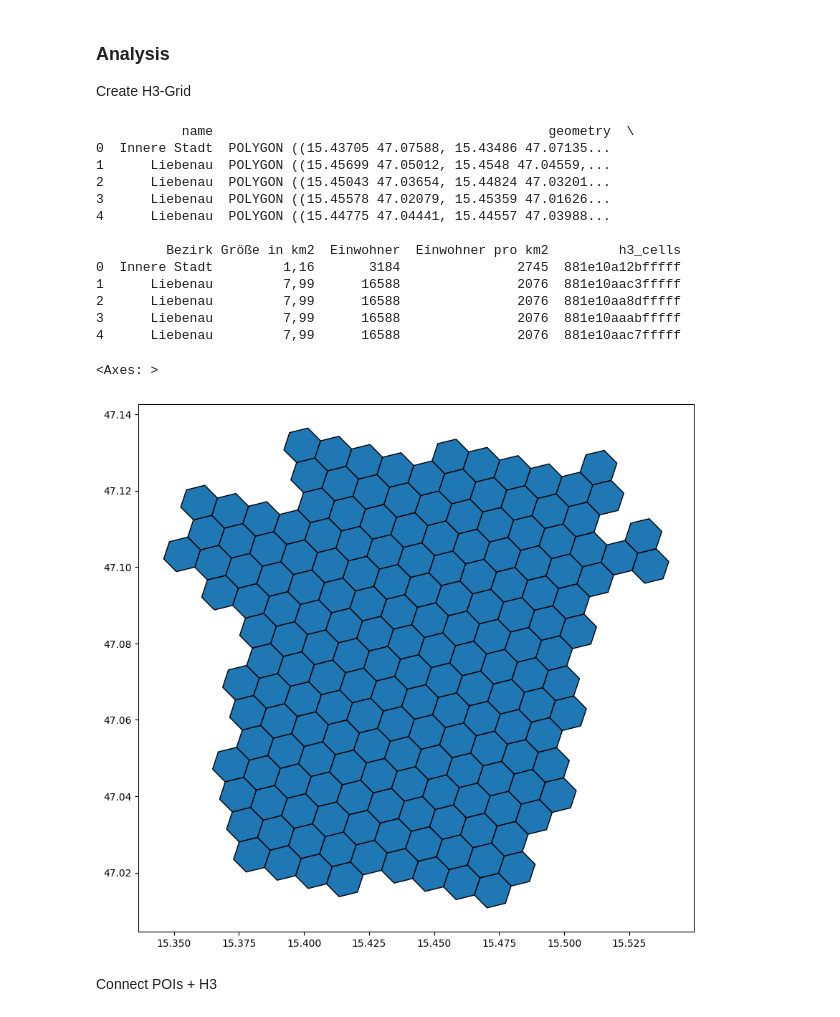
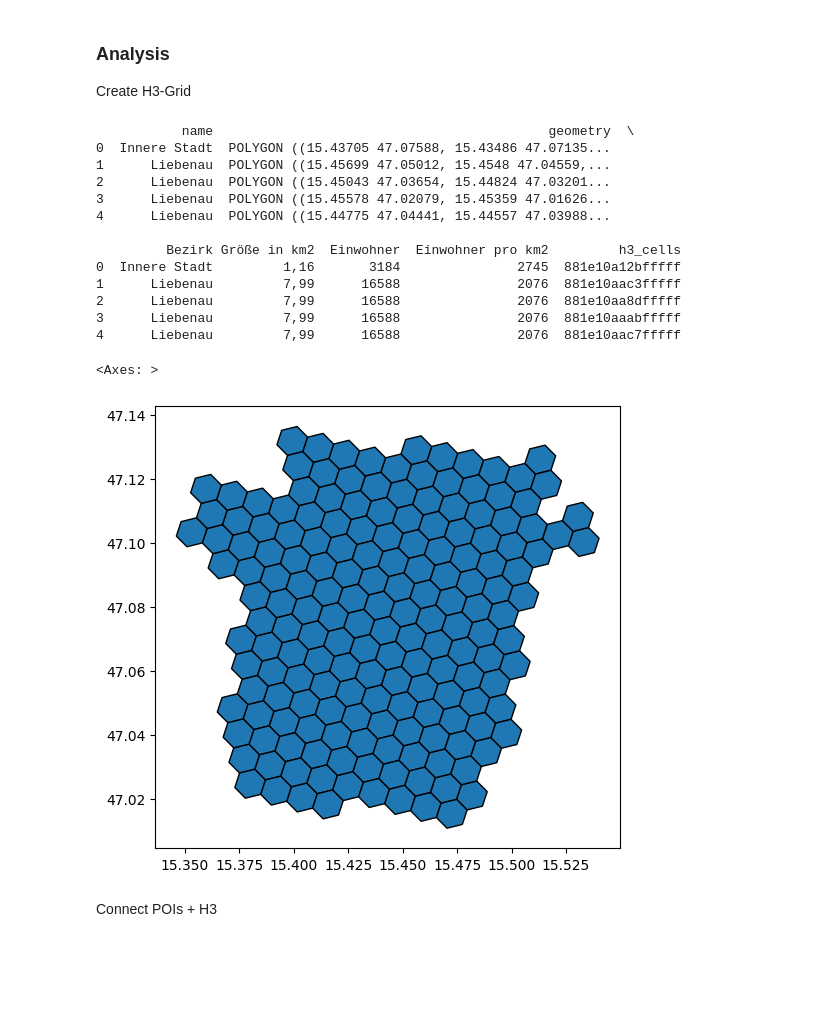
Before and after one commit to bernadettesophia/GAT2_group1_midterm_project, a Jupyter notebook: code_midterm_group1_walkability_graz.ipynb, the cells around one changed output. Saved outputs shown, nothing was run; the diff lists cells and outputs as text; code cells hidden in the pictures; blank space fills up the shorter version.

```diff
--- a/code_midterm_group1_walkability_graz.ipynb
+++ b/code_midterm_group1_walkability_graz.ipynb
@@ -394,7 +395,6 @@ def polygon_to_h3(polygon: Polygon, resolution=H3_RESOLUTION):
     interiors = [[(lat, lon) for lon, lat in interior.coords] for interior in polygon.interiors]
 
     # create H3 LatLng polygon
-
     shape = h3.LatLngPoly(exterior, interiors)
 
     # get all H3 hexagons covering the polygon
@@ -410,35 +410,35 @@ gdf_hex = gdf_districts_pop.explode("h3_cells").reset_index(drop=True)
 # convert H3 cells to shapely polygons (v4.x API)
 gdf_hex["geometry"] = gdf_hex["h3_cells"].apply(
     lambda cell: Polygon([
         (lon, lat) for lat, lon in h3.cell_to_boundary(cell)
     ])
 )
 
 # create geodataframe
 gdf_hex = gpd.GeoDataFrame(gdf_hex, geometry="geometry", crs="EPSG:4326")
 
 # Cleaning
 gdf_hex = gdf_hex.drop_duplicates(subset='h3_cells', keep='first').reset_index(drop=True)
 
 # check result
 print(gdf_hex.head())
-gdf_hex.plot(edgecolor="k", figsize=(10,10))
+gdf_hex.plot(edgecolor="k", figsize=(6,6))
 # %% [output]
            name                                           geometry  \
 0  Innere Stadt  POLYGON ((15.43705 47.07588, 15.43486 47.07135...
 1      Liebenau  POLYGON ((15.45699 47.05012, 15.4548 47.04559,...
 2      Liebenau  POLYGON ((15.45043 47.03654, 15.44824 47.03201...
 3      Liebenau  POLYGON ((15.45578 47.02079, 15.45359 47.01626...
 4      Liebenau  POLYGON ((15.44775 47.04441, 15.44557 47.03988...
 
          Bezirk Größe in km2  Einwohner  Einwohner pro km2         h3_cells
 0  Innere Stadt         1,16       3184               2745  881e10a12bfffff
 1      Liebenau         7,99      16588               2076  881e10aac3fffff
 2      Liebenau         7,99      16588               2076  881e10aa8dfffff
 3      Liebenau         7,99      16588               2076  881e10aaabfffff
 4      Liebenau         7,99      16588               2076  881e10aac7fffff
 <Axes: >
-[figure, old version]
+[figure, new version]
 # %% [markdown]
 Connect POIs + H3
 # %%
```
Also changed, not shown: parts of 12 cells of this notebook, 8 other files.
